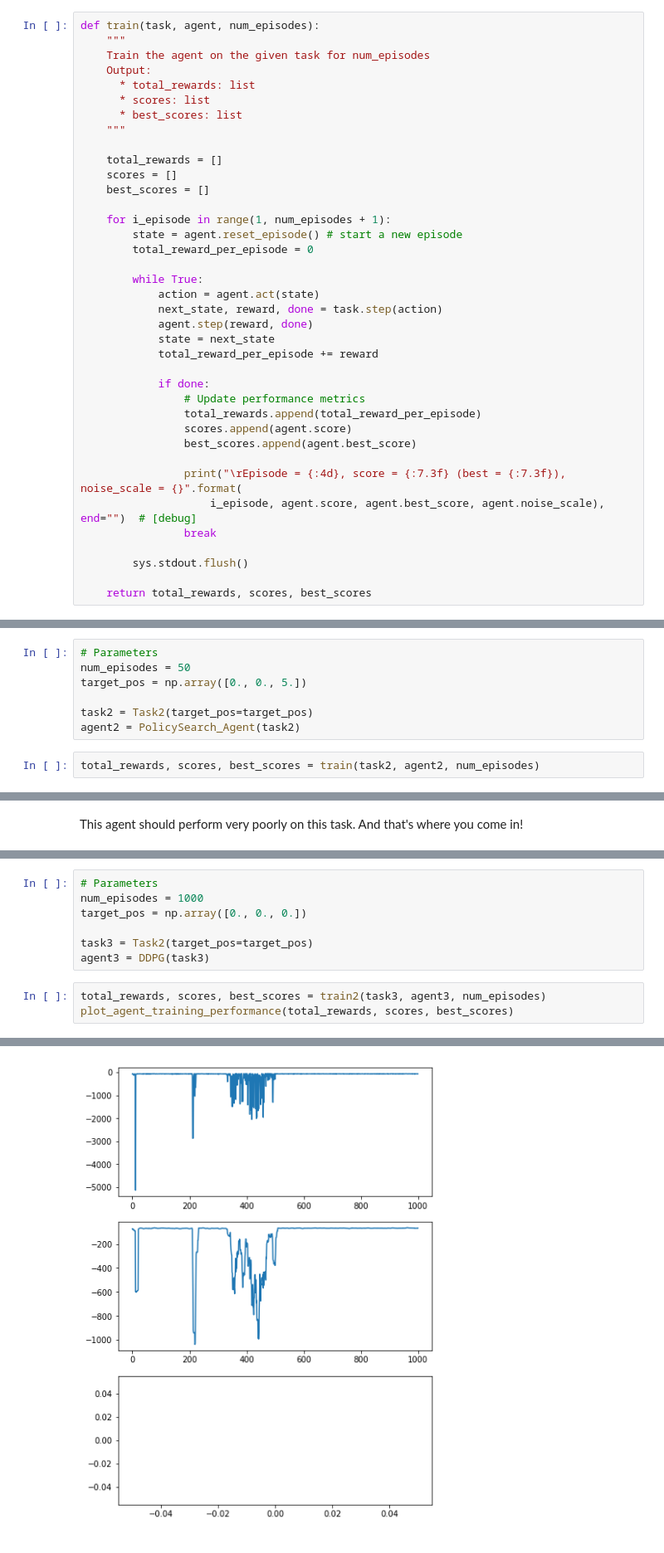
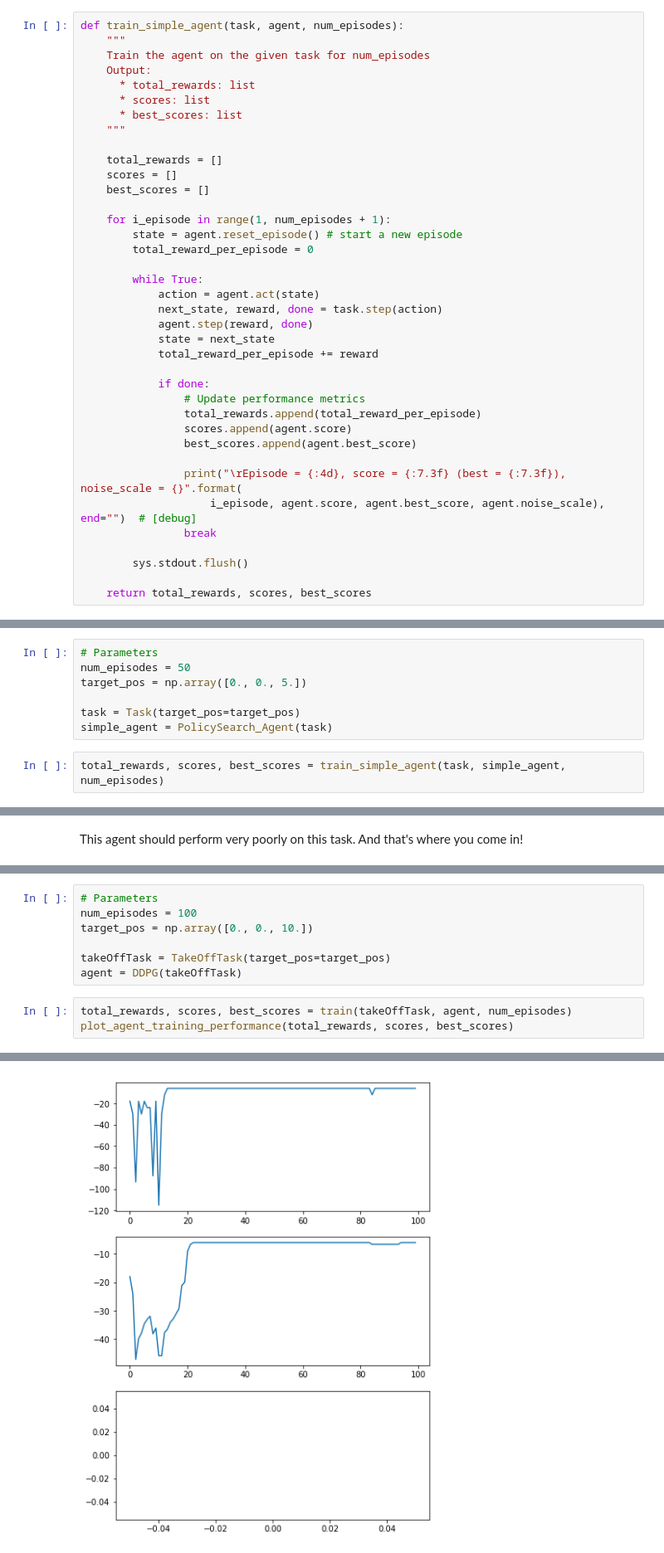
Before and after one commit to Chouffe/udacity-nanodegree-deeplearning-foundation, a Jupyter notebook: src/RL-Quadcopter-2/Quadcopter_Project.ipynb, the cells around one changed output, grey strips where cells are left out. Shown at 83% size. Saved outputs shown, nothing was run; the diff lists cells and outputs as text.

```diff
--- a/src/RL-Quadcopter-2/Quadcopter_Project.ipynb
+++ b/src/RL-Quadcopter-2/Quadcopter_Project.ipynb
@@ -201,7 +199,7 @@ The sample agent given in `agents/policy_search.py` uses a very simplistic linea
 
 Run the code cell below to see how the agent performs on the sample task.
 # %%
-def train(task, agent, num_episodes):
+def train_simple_agent(task, agent, num_episodes):
     """
     Train the agent on the given task for num_episodes
     Output:
@@ -273,8 +271,8 @@ def simulate2(task, agent):
 num_episodes = 50
 target_pos = np.array([0., 0., 5.])
 
-task2 = Task2(target_pos=target_pos)
-agent2 = PolicySearch_Agent(task2)
+task = Task(target_pos=target_pos)
+simple_agent = PolicySearch_Agent(task)
 # %%
-total_rewards, scores, best_scores = train(task2, agent2, num_episodes)
+total_rewards, scores, best_scores = train_simple_agent(task, simple_agent, num_episodes)
 # %% [output]
@@ -352,12 +352,12 @@ def train2(task, agent, num_episodes):
     return total_rewards, mean_total_rewards, best_scores
 # %%
 # Parameters
-num_episodes = 1000
-target_pos = np.array([0., 0., 0.])
+num_episodes = 100
+target_pos = np.array([0., 0., 10.])
 
-task3 = Task2(target_pos=target_pos)
-agent3 = DDPG(task3)
+takeOffTask = TakeOffTask(target_pos=target_pos)
+agent = DDPG(takeOffTask)
 # %%
-total_rewards, scores, best_scores = train2(task3, agent3, num_episodes)
+total_rewards, scores, best_scores = train(takeOffTask, agent, num_episodes)
 plot_agent_training_performance(total_rewards, scores, best_scores)
 # %% [output]
@@ -365,4 +381,4 @@ Episode = 1000, total_reward = -70.459, mean_total_rewards = -67.8721415
-[figure, old version]
+[figure, new version]
 # %% [markdown]
 ## Plot the Rewards
 
```
Also changed, not shown: parts of 17 cells of this notebook, 3 other files.
